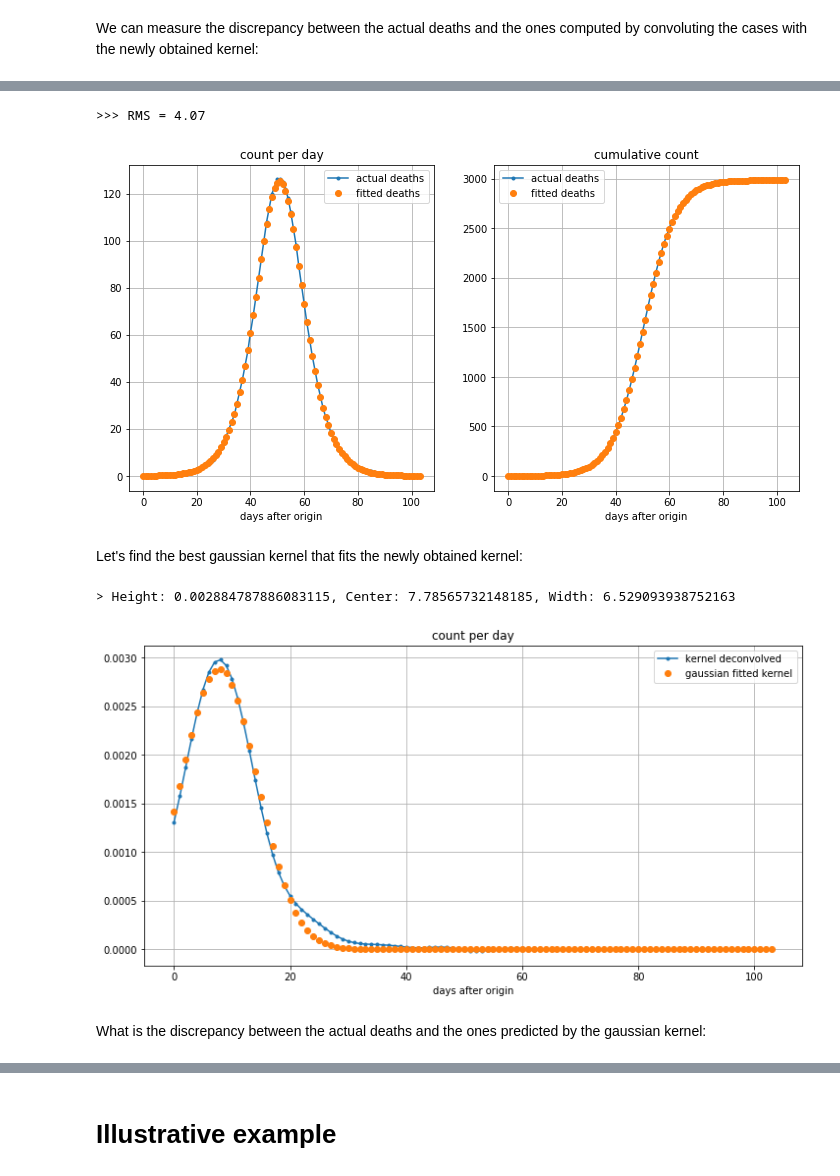
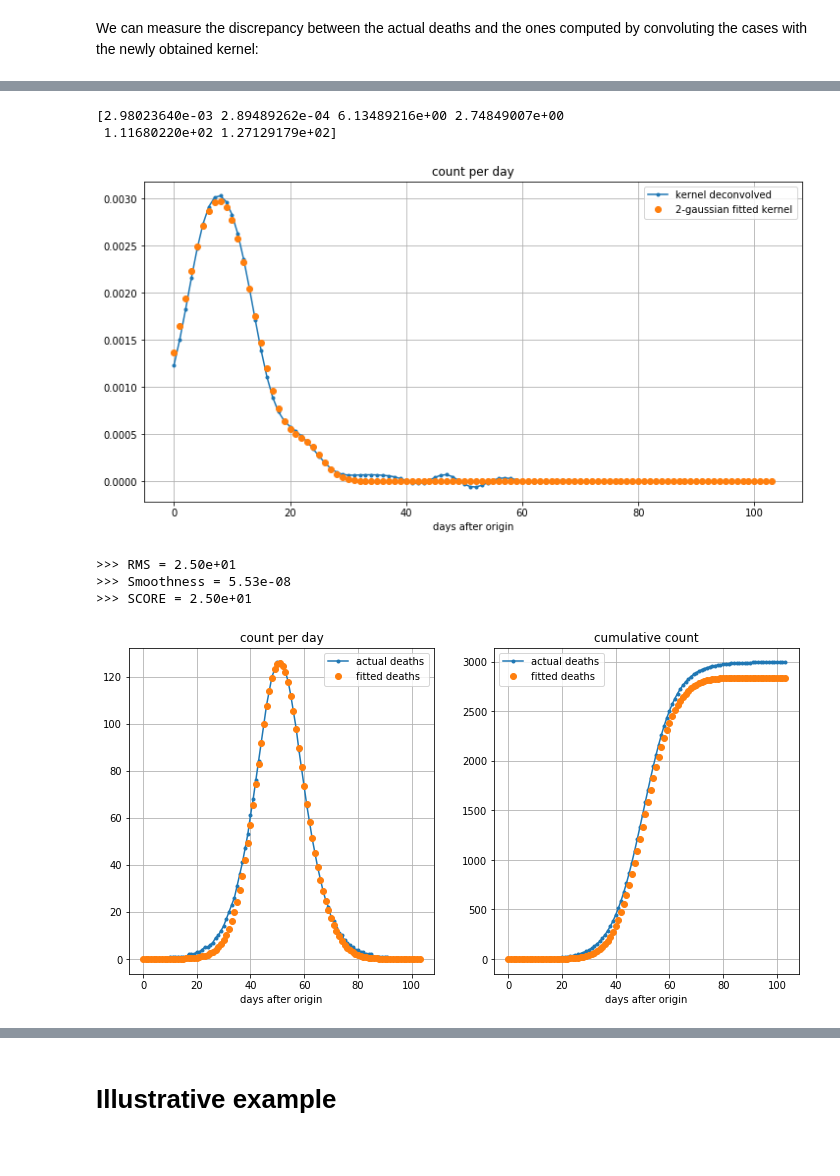
Before and after one commit to fredericpoitevin/tseries-deconvolution, a Jupyter notebook: Deconvolution_of_Michael_coronavirus_data.ipynb, the cells around one changed output, grey strips where cells are left out. Saved outputs shown, nothing was run; the diff lists cells and outputs as text; code cells hidden in the pictures.

```diff
--- a/Deconvolution_of_Michael_coronavirus_data.ipynb
+++ b/Deconvolution_of_Michael_coronavirus_data.ipynb
@@ -120,0 +112,3 @@ kernel_gaussian_sum_fitted, params = fit_kernel_v2(kernel, gaussian_sum, p0=(0.0
+# %%
+kernel = wiener_deconvolution(ndays, c=cases, d=deaths, nsr=1e6)
+display(ndays, c=kernel, labels=['kernel'], show_cumul=False)
@@ -126,17 +147,16 @@ display(ndays, c=kernel, d=kernel_gaussian_fitted,
-# %%
-rms = measure_rms(ndays, c=cases, k=kernel_gaussian_sum_fitted, d=deaths)
-# %% [output]
->>> RMS = 4.07
-[figure, removed]
-# %% [markdown]
-Let's find the best gaussian kernel that fits the newly obtained kernel:
 # %%
-kernel_gaussian_fitted, params = fit_kernel(kernel, p0=(0.003,ndays+10,5))
-print('> Height: {}, Center: {}, Width: {}'.format(params[0], params[1]-ndays, params[2]))
-display(ndays, c=kernel, d=kernel_gaussian_fitted,
-        labels=['kernel deconvolved','gaussian fitted kernel'], show_cumul=False)
+kernel_2gaussian_fitted, params = fit_kernel(kernel, gaussian_sum, p0=(0.003,0.0003,
+                                                                       5,5,
+                                                                       ndays+5,ndays+20))
+print(params)
+display(ndays, c=kernel, d=kernel_2gaussian_fitted,
+        labels=['kernel deconvolved','2-gaussian fitted kernel'], show_cumul=False)
+rms_2gaussian_fitted = measure_rms(ndays, c=cases, k=kernel_2gaussian_fitted, d=deaths)
 # %% [output]
-> Height: 0.002884787886083115, Center: 7.78565732148185, Width: 6.529093938752163
+[2.98023640e-03 2.89489262e-04 6.13489216e+00 2.74849007e+00
+ 1.11680220e+02 1.27129179e+02]
-[figure, old version]
+[figure, new version]
+>>> RMS = 2.50e+01
+>>> Smoothness = 5.53e-08
+>>> SCORE = 2.50e+01
+[figure, added]
-# %% [markdown]
-What is the discrepancy between the actual deaths and the ones predicted by the gaussian kernel:
```
Also changed, not shown: parts of 16 cells of this notebook.
